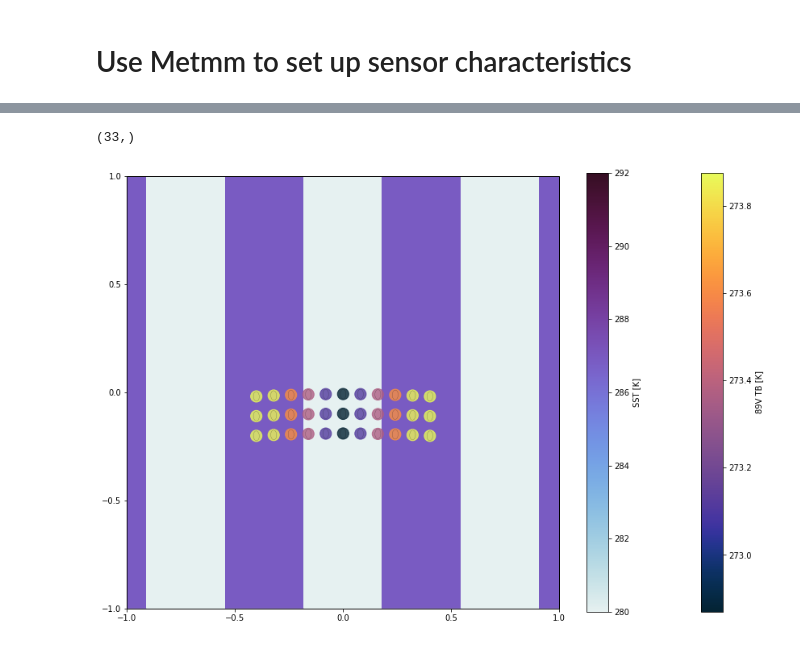
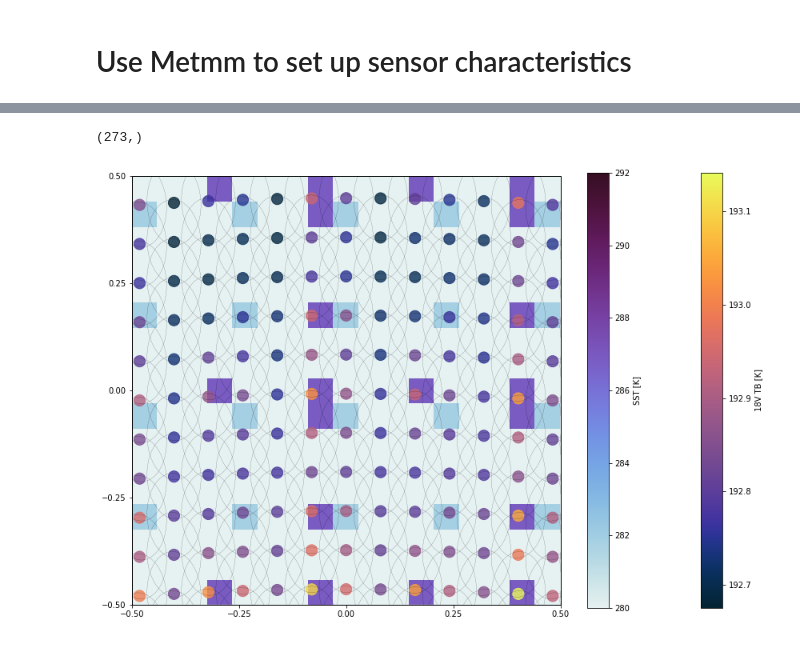
Before and after one commit to cheesetarian/amsr2_var, a Jupyter notebook: am2_mvar/amsr2_test2.ipynb, the cells around one changed output, grey strips where cells are left out. Saved outputs shown, nothing was run; the diff lists cells and outputs as text; code cells hidden in the pictures.

```diff
--- a/am2_mvar/amsr2_test2.ipynb
+++ b/am2_mvar/amsr2_test2.ipynb
@@ -97,7 +116,8 @@ midpoints of lat_grid (ARTS ws grid):  [-1.81818182e+00 -1.45454545e+00 -1.09090
 # %%
 # set up atmosphere and surface variables:
 ws.atmosphere_dim = 3  # 3D atmosphere
-p = np.array([1015.,950.,850.,650.,400.,100.])*100.0  # keep it simple, otherwise slower fwd model
+p = np.array([1015.,950.,800.])*100.0 #,650.,400.,100.])*100.0  # keep it simple, otherwise slower fwd model
+#p = np.array([1015.,950.,850.,650.,400.,100.])*100.0  # keep it simple, otherwise slower fwd model
 #p = np.array([1015.,975.,950.,925.,900.,850.,800.,750.,700.,650.,600.,550.,500.,400.,300.,200.,100.])*100.0
 ws.p_grid = p[:]
 ws.AtmRawRead( basename = "planets/Earth/Fascod/tropical/tropical") #tropical atmosphere assumed
@@ -105,6 +125,9 @@ ws.AtmosphereSet3D()
 ws.AtmFieldsCalcExpand1D()  # set to given p_grid or z_grid
 
 #ws.vmr_field.value[:,:,:,:] *= 0.00 # try decreasing water vapor by X
+
+# if using coarse atmosphere but wanting accurate ray tracing:
+ws.ppath_lmax = 250.0  # set maximum distance between points when computing absorption along path
 # %%
 # Surface properties -- define ocean surface for simulations
 
@@ -116,14 +139,15 @@ tmean                   = 280.0 # sst mean
 wsp                     = 2.3   # 10m wind speed
 s_data[0,:,:] = tmean
 #s_data[0,int(nlat/2)-1:int(nlat/2)+2,int(nlon/2)-1:int(nlon/2)+2] += 6
-s_data[0,:,::2] += 6.9  ## czechers
-#s_data[0,1::2,::2] += 6.9  ## czechers
-#s_data[0,::2,1::2] += 1.9
+#s_data[0,:,::8] += 6.9  ## czechers
+s_data[0,1::8,::4] += 6.9  ## czechers
+s_data[0,0::4,::8] += 6.9  ## czechers
+s_data[0,::4,1::4] += 1.9
 #s_data[0,:,:] += np.tile(np.arange(0,nala),[nalo,1])
 #s_data[0,18:21,18:21] = tmean +6.5 # some preturbation
 #s_data[0,int(nlat/2),int(nlon/2)] = tmean +9.5 # some preturbation
 s_data[1,:,:] = wsp
-#s_data[1,:,:] += np.tile(np.arange(0,nalo),[nala,1]).transpose()
+s_data[1,:,:] += .1*np.tile(np.arange(0,nalo),[nala,1]).transpose()
 s_data[2,:,:] = 90 # token wind direction value
 s_data[3,:,:] = 0.034 # token salinity value
 
@@ -135,7 +159,7 @@ ws.MatrixSetConstant(ws.z_surface, nala, nalo, 0.0) # explicitly set the surface
 plt.imshow(s_data[0,:,:]) # quick look for SST
 plt.colorbar()
 plt.show()
-#plt.imshow(s_data[1,:,:])
-#plt.colorbar()
-#plt.show()
+plt.imshow(s_data[1,:,:])
+plt.colorbar()
+plt.show()
 # %% [output]
@@ -160,7 +185,7 @@ print(dang,dlat)
 # Define antenna pattern
 # %%
 
-width  = 1.8           # Max half-width of antenna (if HPBW is 1.8deg, width=2 covers 2x the HPBW)
+width  = 2.0           # Max half-width of antenna (if HPBW is 1.8deg, width=2 covers 2x the HPBW)
 resol  = 0.01          # angular resolution (same in zenith/azimuth for now)
 # for a given angular resolution (might vary), width=2 yields 99.96% of total power @6GHz
 #   compared to width=20 and 99.99999% @10GHz, width=1.5 yields 99.0 and 99.994.
@@ -172,9 +197,9 @@ adata = [[ 6.925e9 ,  1.80],   # AMSR2 center frequency and beamwidth (deg)
          [ 10.65e9 ,  1.20],
          [ 18.70e9 ,  0.65],
          [ 23.80e9 ,  0.75],
-         [ 89.00e9 ,  2.85],  # should be 0.15
-         [ 89.01e9 ,  0.10]]  # should be 0.15
-         #[ 36.50e9 ,  0.35],
+         [ 36.50e9 ,  0.35],
+         [ 89.00e9 ,  0.15]] #,  # should be 0.15
+         #[ 89.01e9 ,  1.50]]  # should be 0.15
 #adata = [[ 6.600e9 ,  1.8],   # AMSR2 center frequency and beamwidth (deg)
 #         [ 7.300e9 ,  1.8],   # assumed the same for V/H polarizations
 #         [ 11.00e9 ,  1.2]] #,  ## changed to be greater than f_grid defined in metmm
@@ -189,7 +214,7 @@ nf, nx = len(adata[0,:]), np.size(x)
 
 csub = np.sort(np.append(fsub*2,fsub*2+1))
 ch_str = np.array(['6V','6H','7V','7H','10V','10H','18V','18H',
-                   '23V','23H','36V','36H','89V','89H'])[csub] # just chosen freqs
+                   '23V','23H','36V','36H','89V','89H','89Vw','89Hw'])[csub] # just chosen freqs
 print(ch_str)
 
 from typhon.arts.griddedfield import GriddedField4
@@ -326,7 +358,6 @@ varnam = ["Optical depth"]
 ws.Copy(ws.iy_aux_vars, varnam)
 ws.VectorCreate( "transmittance" )
 #ws.transmittance = np.ones( ws.f_grid.value.shape ) * 0.0  #  FOR TESTING ONLY!!!!!
-ws.ppath_lmax = 350.0  # set maximum distance between points when computing absorption along path
 @arts_agenda
 def iy_surface_agendaPY(ws):
     ws.specular_losCalc()
@@ -535,7 +579,7 @@ from cmocean import cm as cmo
 
 # provide x,y coords, width, height, angle of ellipse
 
-k=4 #nf*2-2
+k=  6 #nf*2-2
 
 ells = [Ellipse(xy=[arts_pos[i,j,1],arts_pos[i,j,0]], width=widths[int(k/2)], height=heights[int(k/2)],
                 angle=-arts_pos[i,j,3], linewidth=0.2, alpha=0.7, fill=False)
@@ -567,34 +611,34 @@ thenorm1=plt.Normalize(vmin=tmean,vmax=tmean+12)
 ceem1=cmo.dense
 #bb= ax.pcolormesh(lon_grid,lat_grid,s_data[1,:,:],norm=thenorm1, # so windspeed
 bb= ax.pcolormesh(lon_grid,lat_grid,s_data[0,:,:],norm=thenorm1, # so SST
              transform=projj, cmap=ceem1)
 
 
 #for e in ells[::nf*2][-npix:-1]:  # so just 6V right now
 for e in ells[:]:
     ax.add_artist(e)
 
 vmin=np.min(chan_tb[:,:,k]) #-.5
 vmax=np.max(chan_tb[:,:,k]) #+.5
 thenorm=plt.Normalize(vmin=vmin,vmax=vmax)
 #print(chan_tb[-1,:,0])
 #print(arts_pos[-1,:,1])
 ceem = cmo.thermal
 #ax.scatter( arts_pos[-1,:,1], arts_pos[-1,:,0], s=90.0, c=chan_tb[-1,:,0], marker='o', \
 ax.scatter( arts_pos[:,:,1], arts_pos[:,:,0], s=200.0, c=chan_tb[:,:,k], marker='o', \
             transform=projj, alpha=0.8, cmap=ceem, norm=thenorm);
 sm = plt.cm.ScalarMappable(cmap=ceem, norm=thenorm)
 sm._A = []
 cb = plt.colorbar(sm,ax=ax)
 cb.set_label(ch_str[k]+' TB [K]')
 sm1 = plt.cm.ScalarMappable(cmap=ceem1, norm=thenorm1)
 sm1._A = []
 cb1 = plt.colorbar(sm1,ax=ax)
 cb1.set_label('SST [K]')
 
-plt.savefig('img/example_syn_scene_'+ch_str[k]+'_v3-b.png',bbox_inches='tight',dpi=350)
+plt.savefig('img/example_syn_scene_'+ch_str[k]+'_v3-p1.png',bbox_inches='tight',dpi=350)
 plt.show()
 # %% [output]
-(33,)
+(273,)
-[figure, old version]
+[figure, new version]
 # %%
```
Also changed, not shown: parts of 18 cells of this notebook.
